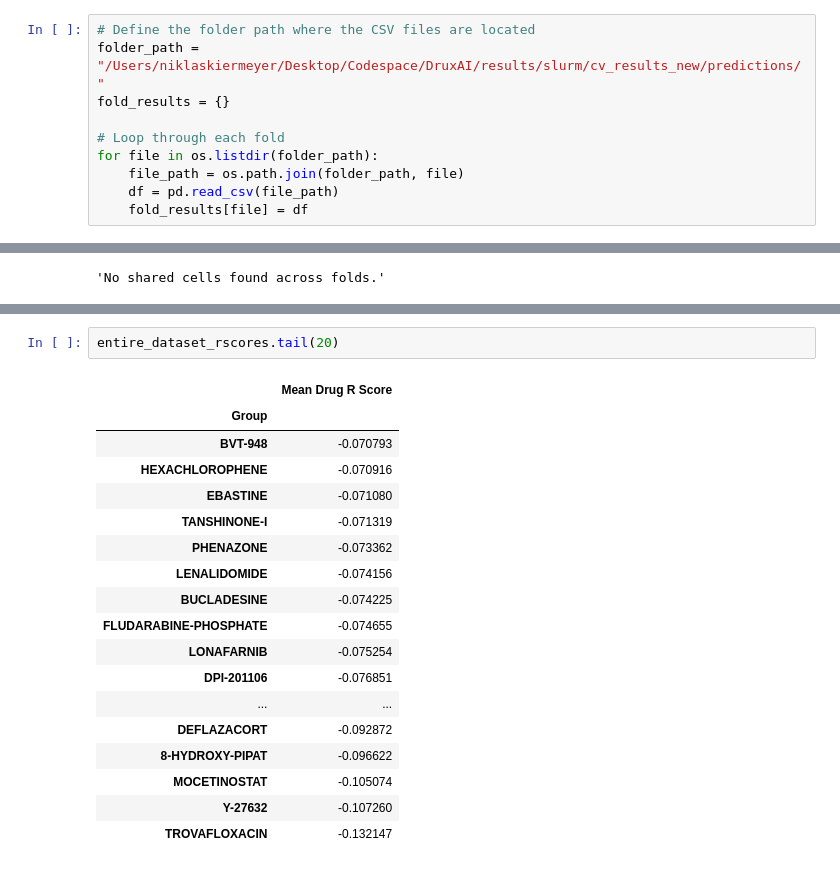
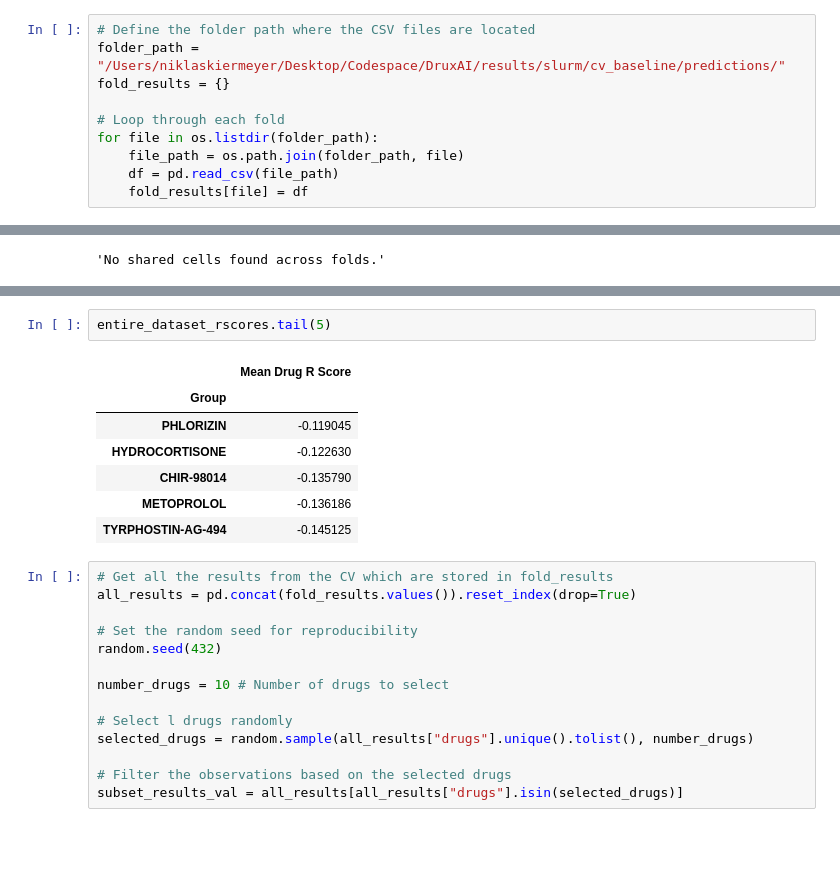
Before and after one commit to PhGK/NeurixAI, a Jupyter notebook: notebooks/evaluation/cv_evaluation.ipynb, the cells around one changed output, grey strips where cells are left out. Cells and saved outputs as stored; diff of their text form; blank space fills up the shorter version.

```diff
--- a/notebooks/evaluation/cv_evaluation.ipynb
+++ b/notebooks/evaluation/cv_evaluation.ipynb
@@ -8,7 +12,7 @@ import os
 %autoreload 2
 # %%
 # Define the folder path where the CSV files are located
-folder_path = "/Users/niklaskiermeyer/Desktop/Codespace/DruxAI/results/slurm/cv_results_new/predictions/"
+folder_path = "/Users/niklaskiermeyer/Desktop/Codespace/DruxAI/results/slurm/cv_baseline/predictions/"
 fold_results = {}
 
 # Loop through each fold
@@ -90,21 +86,24 @@ entire_dataset_rscores[entire_dataset_rscores["Mean Drug R Score"] > 0.2]
 # %%
-entire_dataset_rscores.tail(20)
+entire_dataset_rscores.tail(5)
 # %% [output]
 |  | Mean Drug R Score |
 | Group |  |
-| BVT-948 | -0.070793 |
-| HEXACHLOROPHENE | -0.070916 |
-| EBASTINE | -0.071080 |
-| TANSHINONE-I | -0.071319 |
-| PHENAZONE | -0.073362 |
-| LENALIDOMIDE | -0.074156 |
-| BUCLADESINE | -0.074225 |
-| FLUDARABINE-PHOSPHATE | -0.074655 |
-| LONAFARNIB | -0.075254 |
-| DPI-201106 | -0.076851 |
-| ... | ... |
-| DEFLAZACORT | -0.092872 |
-| 8-HYDROXY-PIPAT | -0.096622 |
-| MOCETINOSTAT | -0.105074 |
-| Y-27632 | -0.107260 |
-| TROVAFLOXACIN | -0.132147 |
+| PHLORIZIN | -0.119045 |
+| HYDROCORTISONE | -0.122630 |
+| CHIR-98014 | -0.135790 |
+| METOPROLOL | -0.136186 |
+| TYRPHOSTIN-AG-494 | -0.145125 |
+# %%
+# Get all the results from the CV which are stored in fold_results
+all_results = pd.concat(fold_results.values()).reset_index(drop=True)
+
+# Set the random seed for reproducibility
+random.seed(432)
+
+number_drugs = 10 # Number of drugs to select
+
+# Select l drugs randomly
+selected_drugs = random.sample(all_results["drugs"].unique().tolist(), number_drugs)
+
+# Filter the observations based on the selected drugs
+subset_results_val = all_results[all_results["drugs"].isin(selected_drugs)]
```
Also changed, not shown: parts of 8 cells of this notebook.
